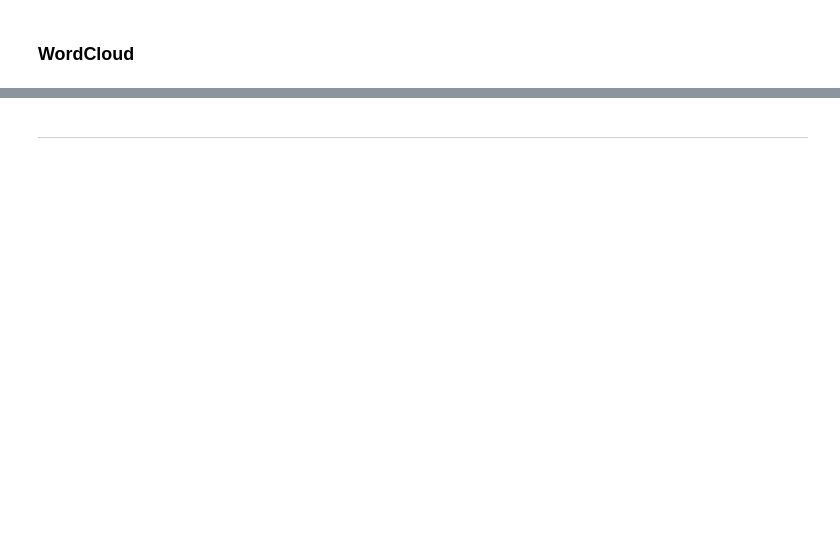
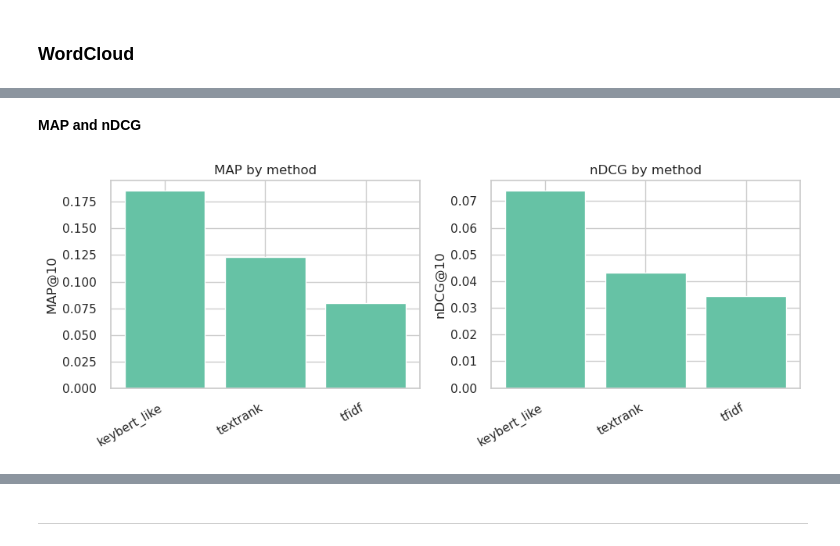
Before and after one commit to VuTrinhNguyenHoang/BigData-Keyword-Extraction, a Jupyter notebook: exp/experiments.ipynb, the cells around one changed output, grey strips where cells are left out. Cells and saved outputs as stored; diff of their text form; code cells hidden in the pictures; blank space fills up the shorter version.

```diff
--- a/exp/experiments.ipynb
+++ b/exp/experiments.ipynb
@@ -969,0 +815,24 @@ plt.show()
+# %% [markdown]
+**MAP and nDCG**
+# %%
+pdf_map = map_k.toPandas()
+pdf_ndcg = ndcg_k.toPandas()
+
+plt.figure(figsize=(10,4))
+
+plt.subplot(1,2,1)
+plt.bar(pdf_map["method"], pdf_map["MAP10"])
+plt.ylabel("MAP@10")
+plt.xticks(rotation=30, ha="right")
+plt.title("MAP by method")
+
+plt.subplot(1,2,2)
+plt.bar(pdf_ndcg["method"], pdf_ndcg["nDCG10"])
+plt.ylabel("nDCG@10")
+plt.xticks(rotation=30, ha="right")
+plt.title("nDCG by method")
+
+plt.tight_layout()
+plt.show()
+# %% [output]
+[figure, new version]
```
Also changed, not shown: parts of 64 cells of this notebook, 3 other files.
